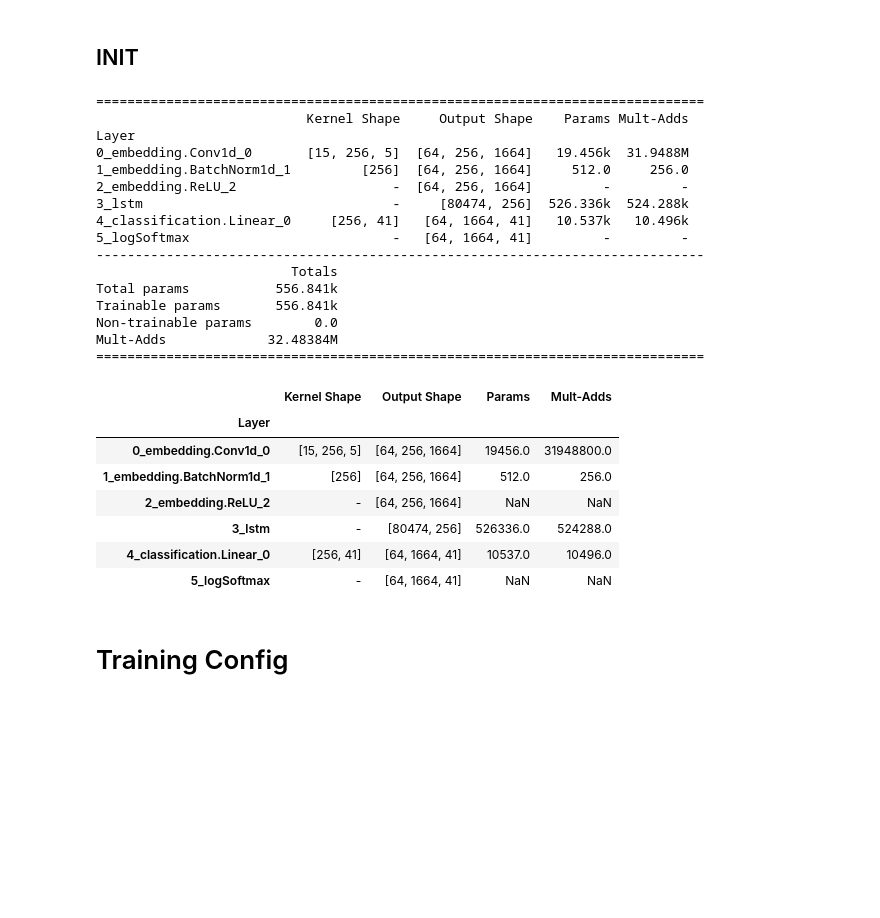
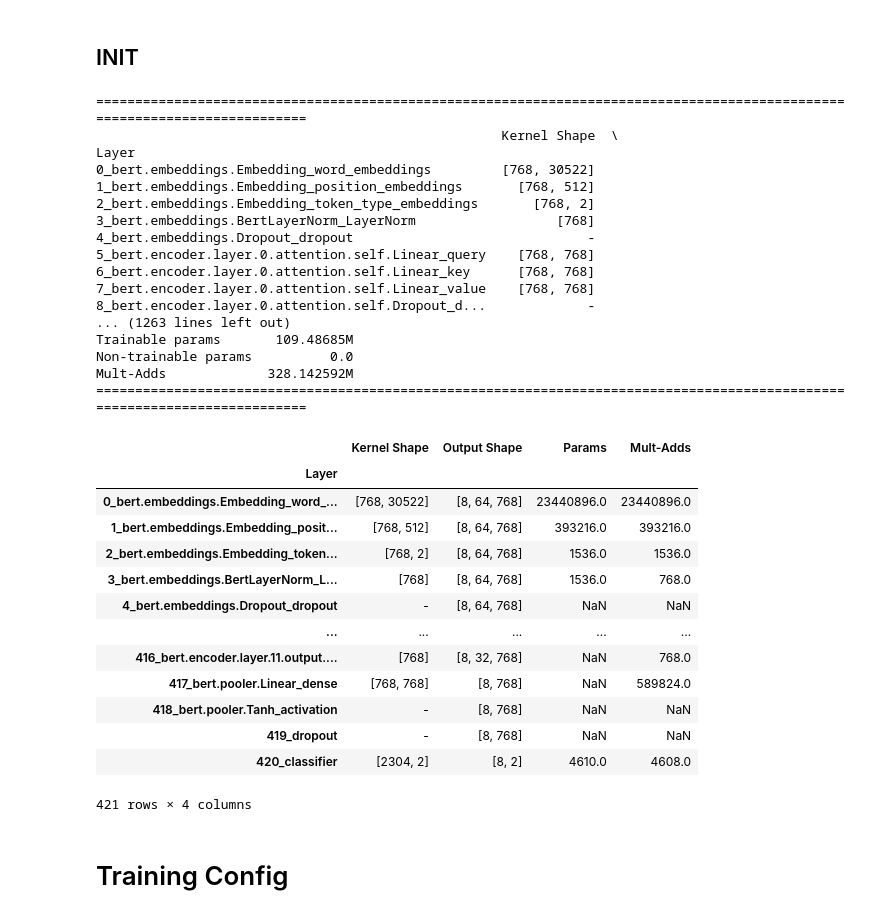
Before and after one commit to AddyLocks/11785-FakeNewsDetection, a Jupyter notebook: IDL_F22_Project_Starter.ipynb, the cells around one changed output. Cells and saved outputs as stored; diff of their text form; code cells hidden in the pictures; blank space fills up the shorter version.

```diff
--- a/IDL_F22_Project_Starter.ipynb
+++ b/IDL_F22_Project_Starter.ipynb
@@ -89,7 +91,7 @@ config = {
     "num_labels" : 2, # True or False Classification
     "lr" : 2e-3,
     "epochs" : 50,
-    'batch_size' : 4,
+    'batch_size' : 8,
     #'LR scheduler': 'CosineAnnealingLR',
     'LR scheduler': 'ReduceLROnPlateau',
                 'scheduler factor': 0.5,
@@ -488,5 +481,6 @@ Test dataset samples = 1267, batches = 317
 for data in train_loader:
     x, y, z, m, n = data
     print(x.shape, y.shape, z.shape)
+    x, y, z, m, n = x.to(device), y.to(device), z.to(device), m.to(device), n.to(device)
     break
 # %% [output]
@@ -495,3 +489,6 @@ torch.Size([4, 64]) torch.Size([4, 2])
 # Model Config
 # %% [markdown]
 ## Basic
+# %%
+config_bert = BertConfig(vocab_size_or_config_json_file=32000, hidden_size=768,
+        num_hidden_layers=12, num_attention_heads=12, intermediate_size=3072)
@@ -498,35 +562,42 @@ torch.Size([4, 64]) torch.Size([4, 2])
 # %% [markdown]
 ## INIT
-# %%
-torch.cuda.empty_cache()
-
-model = Network().to(device)
-summary(model, x.to(device), lx) # x and lx come from the sanity check above :)
-# %% [output]
-==============================================================================
-                           Kernel Shape     Output Shape    Params Mult-Adds
-Layer
-0_embedding.Conv1d_0       [15, 256, 5]  [64, 256, 1664]   19.456k  31.9488M
-1_embedding.BatchNorm1d_1         [256]  [64, 256, 1664]     512.0     256.0
-2_embedding.ReLU_2                    -  [64, 256, 1664]         -         -
-3_lstm                                -     [80474, 256]  526.336k  524.288k
-4_classification.Linear_0     [256, 41]   [64, 1664, 41]   10.537k   10.496k
-5_logSoftmax                          -   [64, 1664, 41]         -         -
-------------------------------------------------------------------------------
-                         Totals
-Total params           556.841k
-Trainable params       556.841k
-Non-trainable params        0.0
-Mult-Adds             32.48384M
-==============================================================================
-|  | Kernel Shape | Output Shape | Params | Mult-Adds |
-| Layer |  |  |  |  |
-| 0_embedding.Conv1d_0 | [15, 256, 5] | [64, 256, 1664] | 19456.0 | 31948800.0 |
-| 1_embedding.BatchNorm1d_1 | [256] | [64, 256, 1664] | 512.0 | 256.0 |
-| 2_embedding.ReLU_2 | - | [64, 256, 1664] | NaN | NaN |
-| 3_lstm | - | [80474, 256] | 526336.0 | 524288.0 |
-| 4_classification.Linear_0 | [256, 41] | [64, 1664, 41] | 10537.0 | 10496.0 |
-| 5_logSoftmax | - | [64, 1664, 41] | NaN | NaN |
+# %%
+torch.cuda.empty_cache()
+model = BertForSequenceClassification().to(device)
+# %%
+summary(model,x,y,z,m)
+# %% [output]
+===========================================================================================================================
+                                                    Kernel Shape  \
+Layer
+0_bert.embeddings.Embedding_word_embeddings         [768, 30522]
+1_bert.embeddings.Embedding_position_embeddings       [768, 512]
+2_bert.embeddings.Embedding_token_type_embeddings       [768, 2]
+3_bert.embeddings.BertLayerNorm_LayerNorm                  [768]
+4_bert.embeddings.Dropout_dropout                              -
+5_bert.encoder.layer.0.attention.self.Linear_query    [768, 768]
+6_bert.encoder.layer.0.attention.self.Linear_key      [768, 768]
+7_bert.encoder.layer.0.attention.self.Linear_value    [768, 768]
+8_bert.encoder.layer.0.attention.self.Dropout_d...             -
+... (1263 lines left out)
+Trainable params       109.48685M
+Non-trainable params          0.0
+Mult-Adds             328.142592M
+===========================================================================================================================
+|  | Kernel Shape | Output Shape | Params | Mult-Adds |
+| Layer |  |  |  |  |
+| 0_bert.embeddings.Embedding_word_... | [768, 30522] | [8, 64, 768] | 23440896.0 | 23440896.0 |
+| 1_bert.embeddings.Embedding_posit... | [768, 512] | [8, 64, 768] | 393216.0 | 393216.0 |
+| 2_bert.embeddings.Embedding_token... | [768, 2] | [8, 64, 768] | 1536.0 | 1536.0 |
+| 3_bert.embeddings.BertLayerNorm_L... | [768] | [8, 64, 768] | 1536.0 | 768.0 |
+| 4_bert.embeddings.Dropout_dropout | - | [8, 64, 768] | NaN | NaN |
+| ... | ... | ... | ... | ... |
+| 416_bert.encoder.layer.11.output.... | [768] | [8, 32, 768] | NaN | 768.0 |
+| 417_bert.pooler.Linear_dense | [768, 768] | [8, 768] | NaN | 589824.0 |
+| 418_bert.pooler.Tanh_activation | - | [8, 768] | NaN | NaN |
+| 419_dropout | - | [8, 768] | NaN | NaN |
+| 420_classifier | [2304, 2] | [8, 2] | 4610.0 | 4608.0 |
+421 rows × 4 columns
 # %% [markdown]
 # Training Config
 # %%
```
Also changed, not shown: parts of 32 cells of this notebook.
